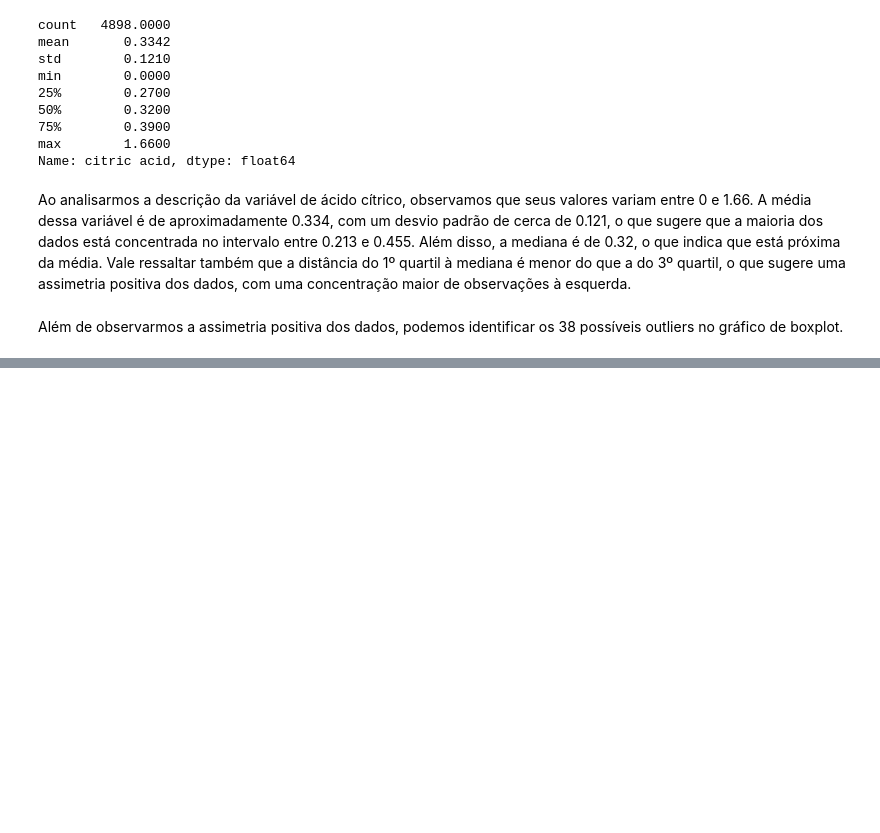
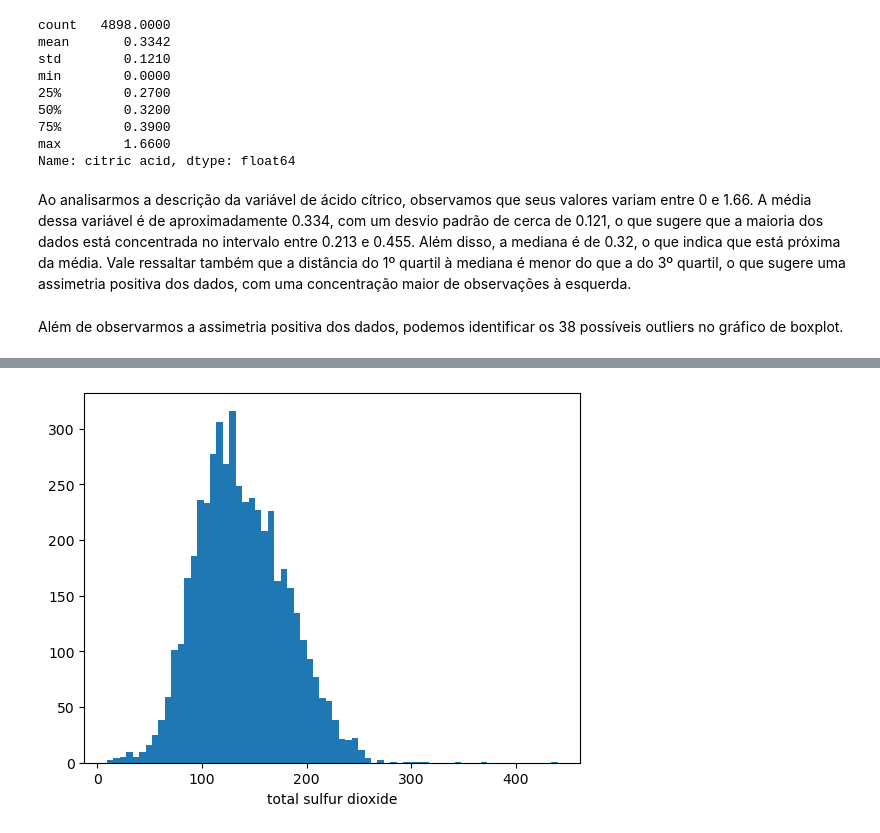
Before and after one commit to gabrieldadcarvalho/machine_learning, a Jupyter notebook: wine_quality/analitic_wine.ipynb, the cells around one changed output, grey strips where cells are left out. Drawn from its saved outputs; the diff is of its cells as text; code cells hidden in the pictures; blank space fills up the shorter version.

```diff
--- a/wine_quality/analitic_wine.ipynb
+++ b/wine_quality/analitic_wine.ipynb
@@ -259,0 +480,6 @@ px.box(np.log(a) ** (1 / 1.4)).show()
+# %%
+plt.hist(x['total sulfur dioxide'], bins=70)
+plt.xlabel('total sulfur dioxide')
+plt.show()
+# %% [output]
+[figure, added]
```
Also changed, not shown: parts of 72 cells of this notebook.
